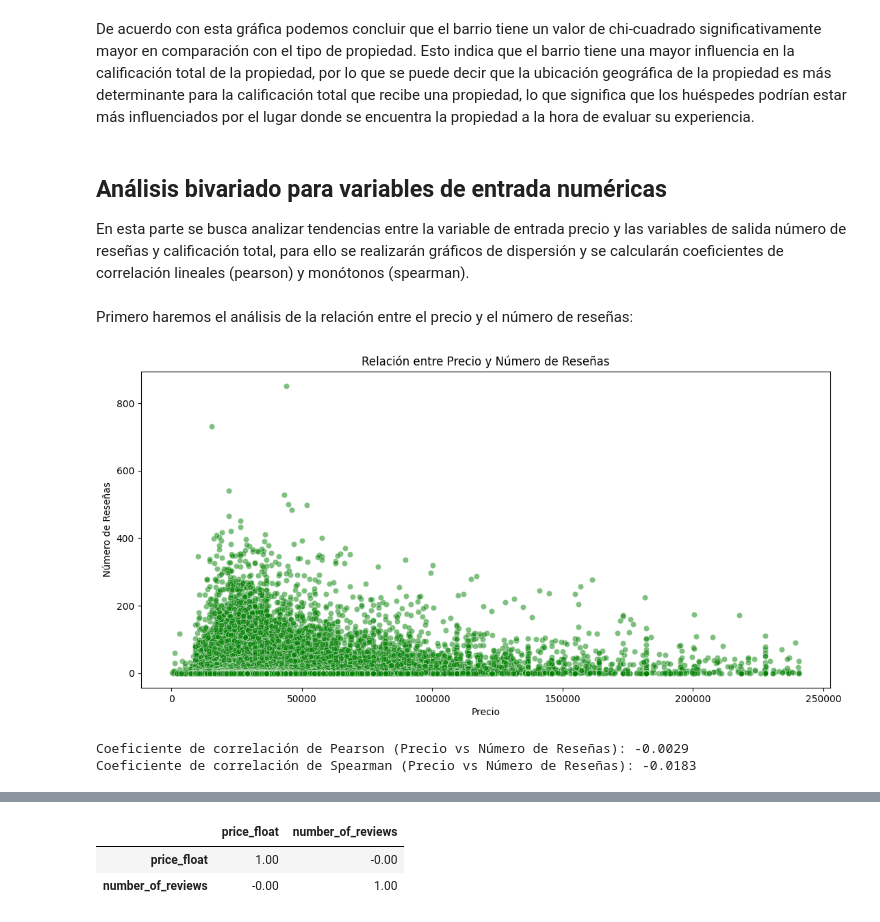
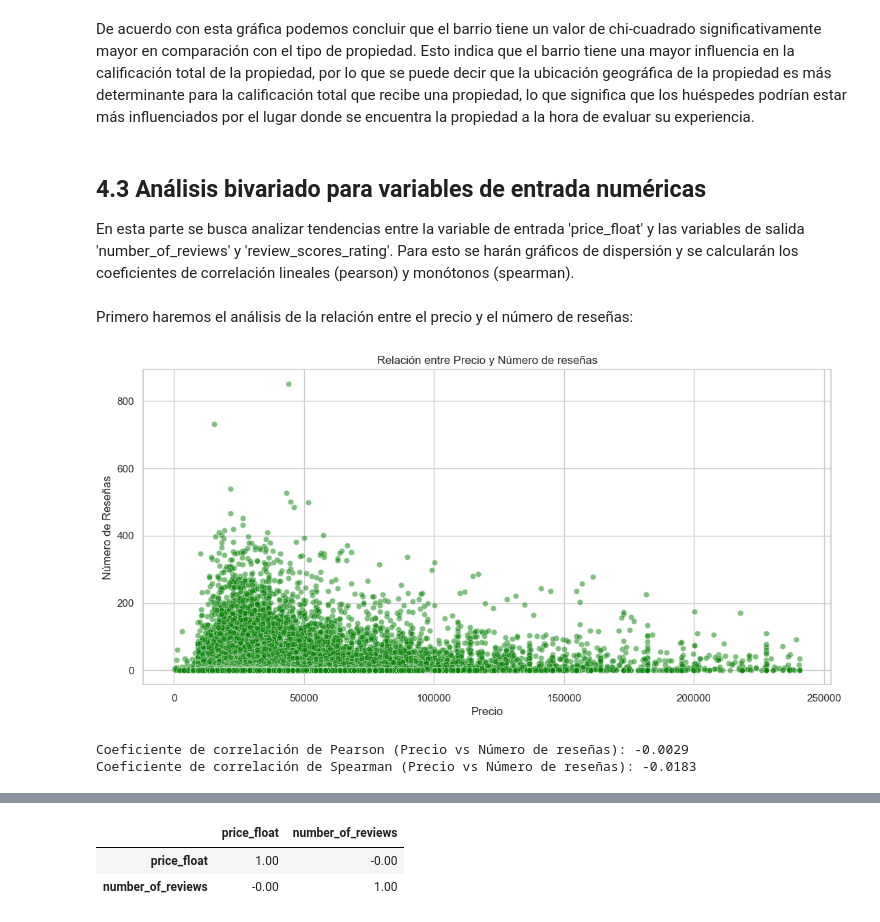
Before and after one commit to kevinbecxrra/MINE4101-Taller1, a Jupyter notebook: Taller_1.ipynb, the cells around one changed output, grey strips where cells are left out. Cells and saved outputs as stored; diff of their text form; code cells hidden in the pictures.

```diff
--- a/Taller_1.ipynb
+++ b/Taller_1.ipynb
@@ -772,26 +773,26 @@ plt.show()
 # %% [markdown]
 De acuerdo con esta gráfica podemos concluir que el barrio tiene un valor de chi-cuadrado significativamente mayor en comparación con el tipo de propiedad. Esto indica que el barrio tiene una mayor influencia en la calificación total de la propiedad, por lo que se puede decir que la ubicación geográfica de la propiedad es más determinante para la calificación total que recibe una propiedad, lo que significa que los huéspedes podrían estar más influenciados por el lugar donde se encuentra la propiedad a la hora de evaluar su experiencia.
 # %% [markdown]
-## Análisis bivariado para variables de entrada numéricas
-En esta parte se busca analizar tendencias entre la variable de entrada precio y las variables de salida número de reseñas y calificación total, para ello se realizarán gráficos de dispersión y se calcularán coeficientes de correlación lineales (pearson) y monótonos (spearman).
+## 4.3 Análisis bivariado para variables de entrada numéricas
+En esta parte se busca analizar tendencias entre la variable de entrada 'price_float' y las variables de salida 'number_of_reviews' y 'review_scores_rating'. Para esto se harán gráficos de dispersión y se calcularán los coeficientes de correlación lineales (pearson) y monótonos (spearman).
 # %% [markdown]
 Primero haremos el análisis de la relación entre el precio y el número de reseñas:
 # %%
 # Gráfico de dispersión: Precio vs Número de Reseñas
 plt.figure(figsize=(13, 6))
 sns.scatterplot(x='price_float', y='number_of_reviews', data=listings_df, color='green', alpha=0.5)
-plt.title('Relación entre Precio y Número de Reseñas')
+plt.title('Relación entre Precio y Número de reseñas')
 plt.xlabel('Precio')
 plt.ylabel('Número de Reseñas')
 plt.show()
 
 # 3. Cálculo del coeficiente de correlación de Pearson y Spearman para Precio y Número de reseñas
 pearson_corr_reviews, _ = pearsonr(listings_df['price_float'], listings_df['number_of_reviews'])
 spearman_corr_reviews, _ = spearmanr(listings_df['price_float'], listings_df['number_of_reviews'])
 
-print(f"Coeficiente de correlación de Pearson (Precio vs Número de Reseñas): {pearson_corr_reviews:.4f}")
-print(f"Coeficiente de correlación de Spearman (Precio vs Número de Reseñas): {spearman_corr_reviews:.4f}")
+print(f"Coeficiente de correlación de Pearson (Precio vs Número de reseñas): {pearson_corr_reviews:.4f}")
+print(f"Coeficiente de correlación de Spearman (Precio vs Número de reseñas): {spearman_corr_reviews:.4f}")
 # %% [output]
-[figure, old version]
+[figure, new version]
-Coeficiente de correlación de Pearson (Precio vs Número de Reseñas): -0.0029
-Coeficiente de correlación de Spearman (Precio vs Número de Reseñas): -0.0183
+Coeficiente de correlación de Pearson (Precio vs Número de reseñas): -0.0029
+Coeficiente de correlación de Spearman (Precio vs Número de reseñas): -0.0183
```
Also changed, not shown: parts of 43 cells of this notebook.
